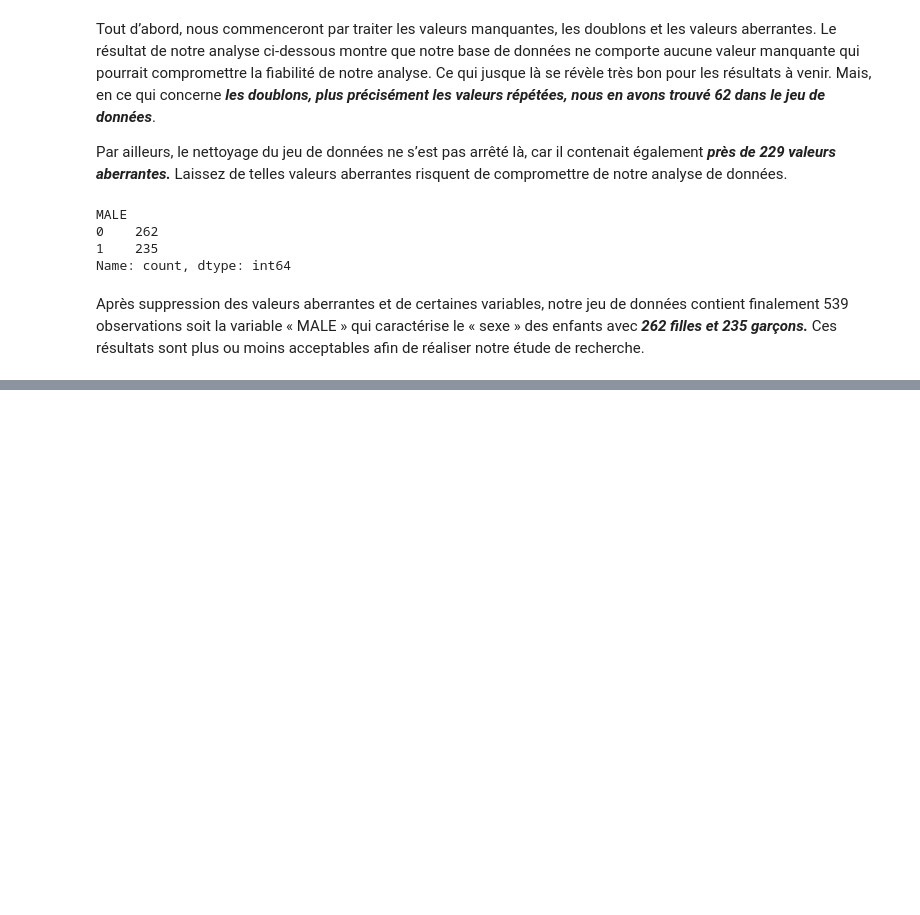
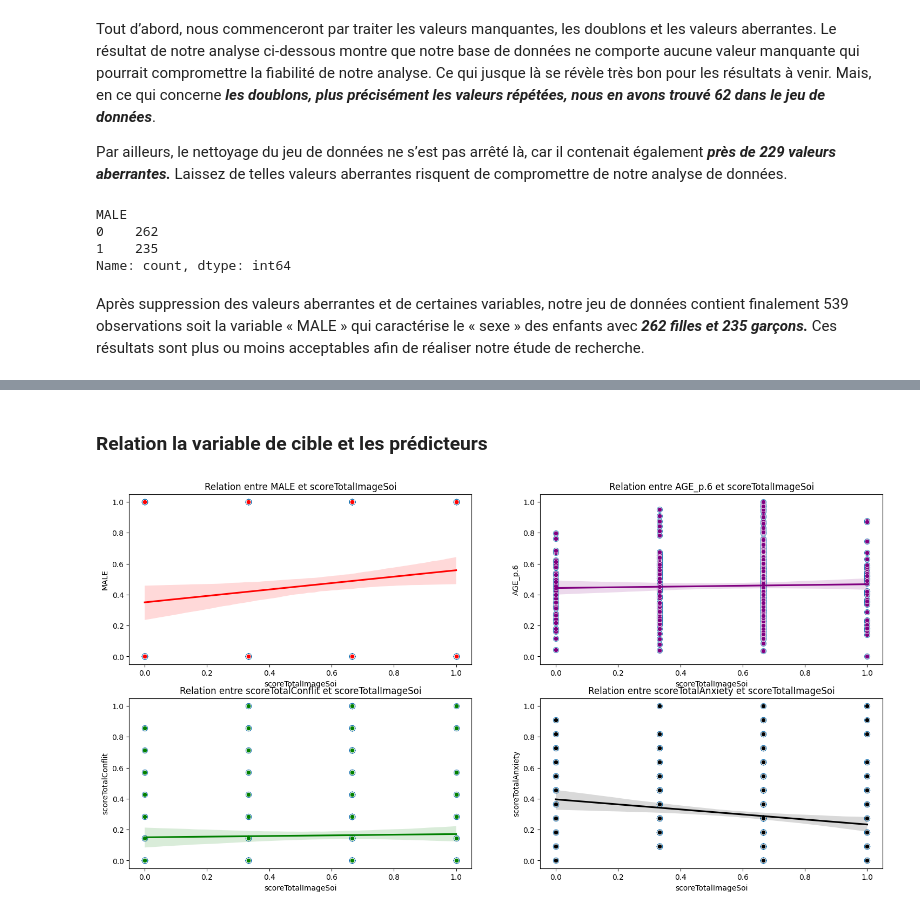
Before and after one commit to Abdiasarsene/Data-analysis, a Jupyter notebook: Analyses des données/anxiety.ipynb, the cells around one changed output, grey strips where cells are left out. Saved outputs shown, nothing was run; the diff lists cells and outputs as text; code cells hidden in the pictures; blank space fills up the shorter version.

```diff
--- a/Analyses des données/anxiety.ipynb
+++ b/Analyses des données/anxiety.ipynb
@@ -206,0 +263,16 @@ Après suppression des valeurs aberrantes et de certaines variables, notre jeu d
+# %% [markdown]
+### Relation la variable de cible et les prédicteurs
+# %%
+# Rélation entre la variabe cible et les préditeurs
+variables = ['MALE', 'AGE_p.6', 'scoreTotalConflit','scoreTotalAnxiety']
+fig, ax = plt.subplots(2,2, figsize=(18, 9))
+# Couleurs pour chaque variable
+colors = ['red', 'purple', 'green', 'black', 'orange']
+
+# Tracé des graphiques
+for ax, var, color in zip(ax.flat, variables, colors):
+    sns.regplot(x='scoreTotalImageSoi', y=var, data=datasoinorma, scatter_kws={'s': 50}, line_kws={'color': color}, ax=ax)
+    ax.set_title(f'Relation entre {var} et scoreTotalImageSoi')
+    sns.scatterplot(x='scoreTotalImageSoi', y=var, data=datasoinorma, color=color, ax=ax)
+# %% [output]
+[figure, added]
```
Also changed, not shown: parts of 10 cells of this notebook, 1 other file.
